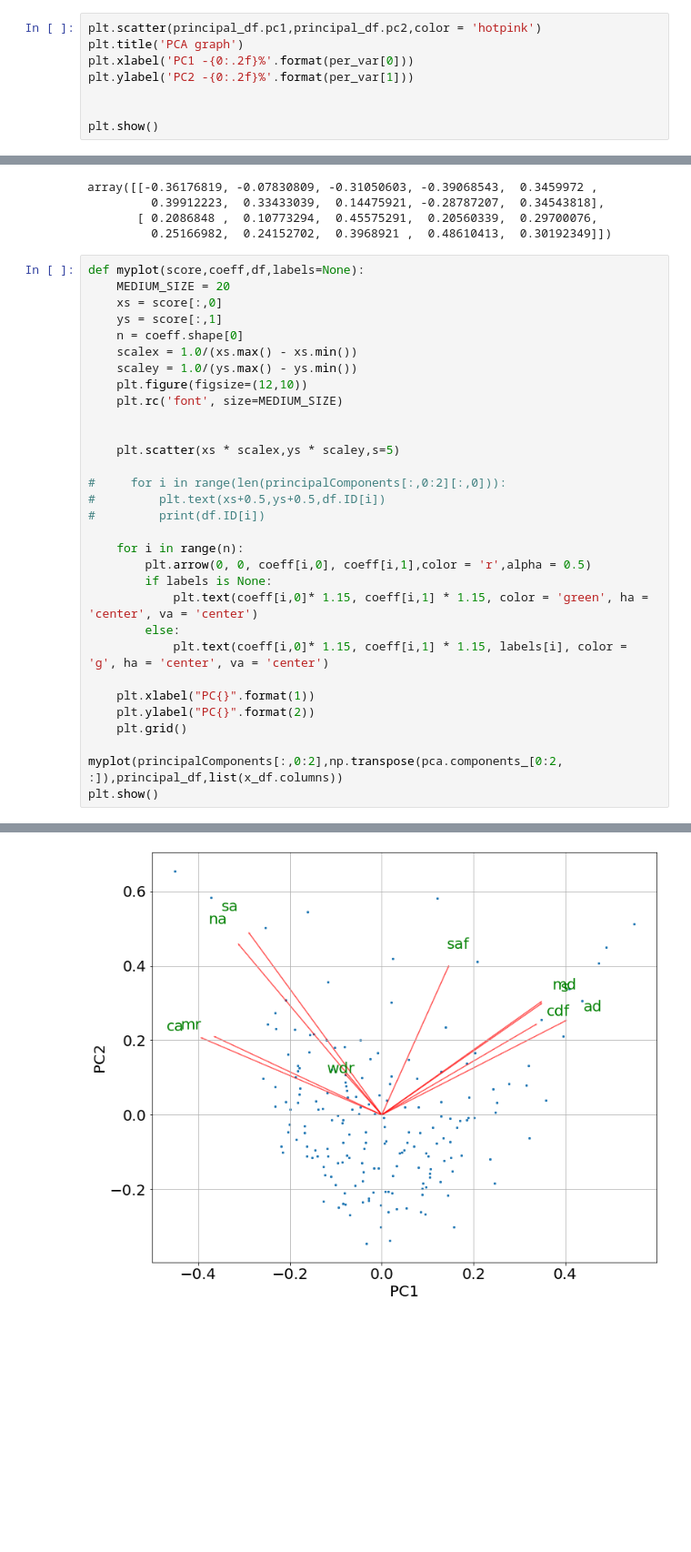
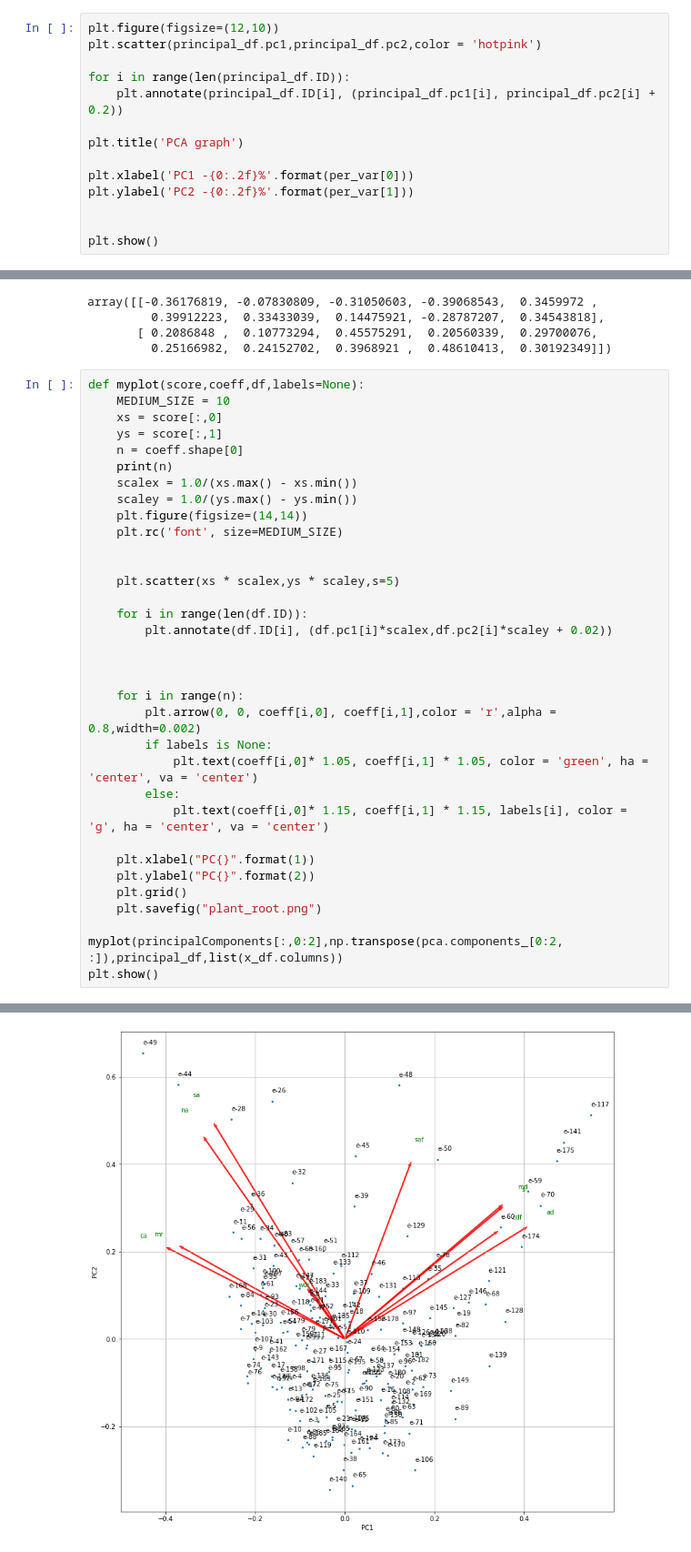
Before and after one commit to Aayush360/PCA, a Jupyter notebook: pca_new_notebook.ipynb, the cells around one changed output, grey strips where cells are left out. Shown at 91% size. Saved outputs shown, nothing was run; the diff lists cells and outputs as text; blank space fills up the shorter version.

Commit message:
root data

```diff
--- a/pca_new_notebook.ipynb
+++ b/pca_new_notebook.ipynb
@@ -182,8 +182,14 @@ plt.show()
 # %% [output]
 [figure]
 # %%
+plt.figure(figsize=(12,10))
 plt.scatter(principal_df.pc1,principal_df.pc2,color = 'hotpink')
+
+for i in range(len(principal_df.ID)):
+    plt.annotate(principal_df.ID[i], (principal_df.pc1[i], principal_df.pc2[i] + 0.2))
+
 plt.title('PCA graph')
+
 plt.xlabel('PC1 -{0:.2f}%'.format(per_var[0]))
 plt.ylabel('PC2 -{0:.2f}%'.format(per_var[1]))
 
@@ -271,32 +275,35 @@ array([[-0.36176819, -0.07830809, -0.31050603, -0.39068543,  0.3459972 ,
          0.25166982,  0.24152702,  0.3968921 ,  0.48610413,  0.30192349]])
 # %%
 def myplot(score,coeff,df,labels=None):
-    MEDIUM_SIZE = 20
+    MEDIUM_SIZE = 10
     xs = score[:,0]
     ys = score[:,1]
     n = coeff.shape[0]
+    print(n)
     scalex = 1.0/(xs.max() - xs.min())
     scaley = 1.0/(ys.max() - ys.min())
-    plt.figure(figsize=(12,10))
+    plt.figure(figsize=(14,14))
     plt.rc('font', size=MEDIUM_SIZE)
 
 
     plt.scatter(xs * scalex,ys * scaley,s=5)
 
-#     for i in range(len(principalComponents[:,0:2][:,0])):
-#         plt.text(xs+0.5,ys+0.5,df.ID[i])
-#         print(df.ID[i])
+    for i in range(len(df.ID)):
+        plt.annotate(df.ID[i], (df.pc1[i]*scalex,df.pc2[i]*scaley + 0.02))
+
+
 
     for i in range(n):
-        plt.arrow(0, 0, coeff[i,0], coeff[i,1],color = 'r',alpha = 0.5)
+        plt.arrow(0, 0, coeff[i,0], coeff[i,1],color = 'r',alpha = 0.8,width=0.002)
         if labels is None:
-            plt.text(coeff[i,0]* 1.15, coeff[i,1] * 1.15, color = 'green', ha = 'center', va = 'center')
+            plt.text(coeff[i,0]* 1.05, coeff[i,1] * 1.05, color = 'green', ha = 'center', va = 'center')
         else:
             plt.text(coeff[i,0]* 1.15, coeff[i,1] * 1.15, labels[i], color = 'g', ha = 'center', va = 'center')
 
     plt.xlabel("PC{}".format(1))
     plt.ylabel("PC{}".format(2))
     plt.grid()
+    plt.savefig("plant_root.png")
 
 myplot(principalComponents[:,0:2],np.transpose(pca.components_[0:2, :]),principal_df,list(x_df.columns))
 plt.show()
@@ -304 +312 @@ plt.show()
-[figure, old version]
+[figure, new version]
```
Also changed, not shown: parts of 5 cells of this notebook, 3 other files.
